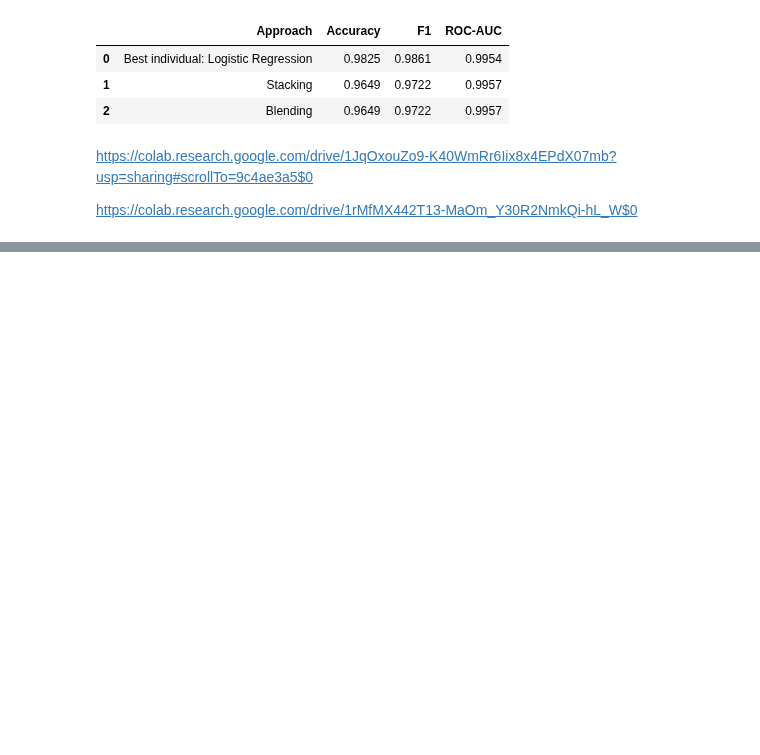
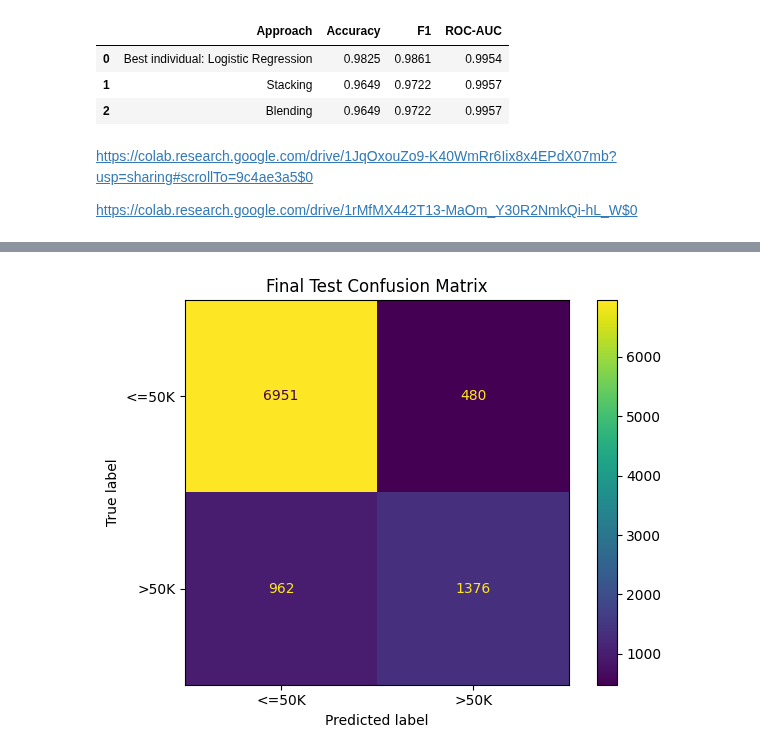
Before and after one commit to Suhrobjonibodullayev/ML-Learning-Journey, a Jupyter notebook: 05_machine_learning_basics/Machine_Learning.ipynb, the cells around one changed output, grey strips where cells are left out. Saved outputs shown, nothing was run; the diff lists cells and outputs as text; code cells hidden in the pictures; blank space fills up the shorter version.

```diff
--- a/05_machine_learning_basics/Machine_Learning.ipynb
+++ b/05_machine_learning_basics/Machine_Learning.ipynb
@@ -3984,0 +4225,12 @@ https://colab.research.google.com/drive/1rMfMX442T13-MaOm_Y30R2NmkQi-hL_W$0
+# %%
+kf = KFold(
+    n_splits=5,
+    shuffle=True,
+    random_state=RANDOM_STATE
+)
+
+skf = StratifiedKFold(
+    n_splits=5,
+    shuffle=True,
+    random_state=RANDOM_STATE
+)
@@ -3984,0 +4368,19 @@ https://colab.research.google.com/drive/1rMfMX442T13-MaOm_Y30R2NmkQi-hL_W$0
+# %%
+best_model = grid_search.best_estimator_
+
+y_test_pred = best_model.predict(X_test)
+y_test_proba = best_model.predict_proba(X_test)[:, 1]
+
+final_f1 = f1_score(y_test, y_test_pred)
+final_accuracy = accuracy_score(y_test, y_test_pred)
+final_auc = roc_auc_score(y_test, y_test_proba)
+
+print(f"Final Test F1       : {final_f1:.4f}")
+print(f"Final Test Accuracy : {final_accuracy:.4f}")
+print(f"Final Test ROC-AUC  : {final_auc:.4f}")
+
+print("\nClassification report:")
+print(classification_report(
+    y_test,
+    y_test_pred,
+    target_names=["<=50K", ">50K"]))
@@ -3984,0 +4401,14 @@ https://colab.research.google.com/drive/1rMfMX442T13-MaOm_Y30R2NmkQi-hL_W$0
+# %%
+cm = confusion_matrix(y_test, y_test_pred)
+
+disp = ConfusionMatrixDisplay(
+    confusion_matrix=cm,
+    display_labels=["<=50K", ">50K"]
+)
+
+disp.plot()
+plt.title("Final Test Confusion Matrix")
+plt.tight_layout()
+plt.show()
+# %% [output]
+[figure, added]
```
Also changed, not shown: parts of 33 cells of this notebook.
